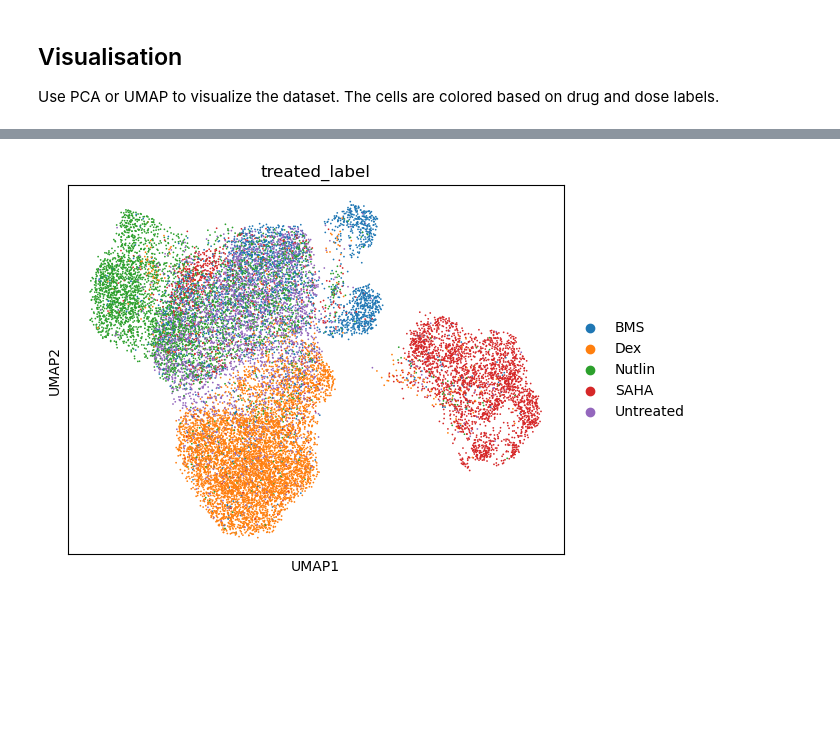
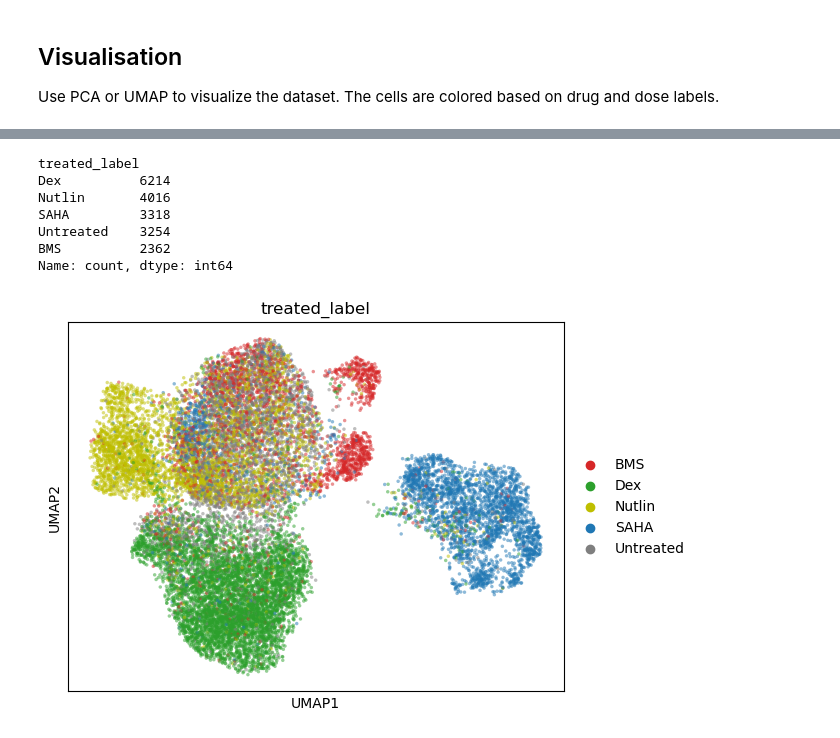
Before and after one commit to NiekBrouwer98/Prepare-sciplex-data, a Jupyter notebook: load_sciplex2.ipynb, the cells around one changed output, grey strips where cells are left out. Drawn from its saved outputs; the diff is of its cells as text; code cells hidden in the pictures; blank space fills up the shorter version.

Commit message:
additional plots

```diff
--- a/load_sciplex2.ipynb
+++ b/load_sciplex2.ipynb
@@ -141,6 +156,9 @@ print(adata.X[:5,:5])
  [1.7642055 0.        0.        1.7642055 0.       ]
  [0.        0.        0.        2.4208386 0.       ]
  [0.        0.        1.3052132 0.        0.       ]]
+# %%
+adata = adata[adata.obs['drug'] != 'NAN']
+adata = adata[adata.obs['dose'] != 'NAN']
 # %% [markdown]
 ## Visualisation
 Use PCA or UMAP to visualize the dataset.
@@ -163,0 +179,6 @@ sc.pl.umap(adata, color='leiden')
+# %%
+adata.obs['treated_label'] = np.where((adata.obs['dose'] == '0.0'), 'Untreated', adata.obs['drug'])
+adata.obs['treated_label'] = np.where((adata.obs['dose'] == '10.0') | (adata.obs['dose'] == '0.0'), adata.obs['treated_label'],'Other' )
+print(adata.obs['treated_label'].value_counts())
+adata_subset = adata[adata.obs['treated_label'] != 'Other']
+sc.pl.umap(adata_subset, color='treated_label',size=25,alpha=0.5, palette={"Untreated": "tab:gray", "BMS": "tab:red", "Dex": "tab:green", "Nutlin":"y", "SAHA":"tab:blue"} )
@@ -164,5 +195,13 @@ sc.pl.umap(adata, color='leiden')
 # %%
-adata.obs['treated_label'] = np.where((adata.obs['dose'] == 'NAN') | (adata.obs['dose'] == '0.0'), 'Untreated', adata.obs['drug'])
-sc.pl.umap(adata, color='treated_label' )
+adata.obs['treated_label'] = np.where((adata.obs['dose'] == '0.0'), 'Untreated', adata.obs['drug'])
+print(adata.obs['treated_label'].value_counts())
+sc.pl.umap(adata, color='treated_label',size=25,alpha=0.5, palette={"Other": (0.1, 0.2, 0.5, 0), "Untreated": "tab:gray", "BMS": "tab:red", "Dex": "tab:green", "Nutlin":"y", "SAHA":"tab:blue", "NAN":(0.1, 0.2, 0.5, 0)} )
 # %% [output]
+treated_label
+Dex          6214
+Nutlin       4016
+SAHA         3318
+Untreated    3254
+BMS          2362
+Name: count, dtype: int64
-[figure, old version]
+[figure, new version]
```
Also changed, not shown: parts of 10 cells of this notebook, 4 other files.
